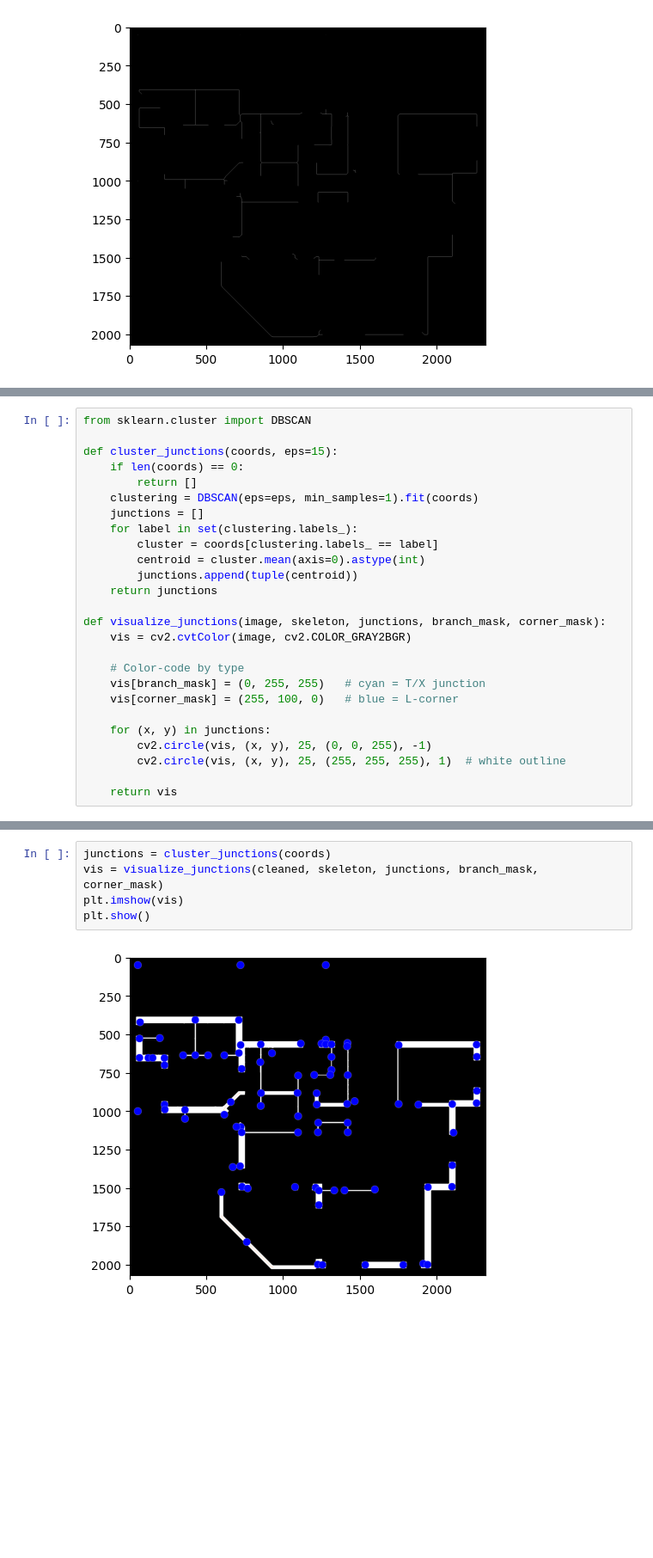
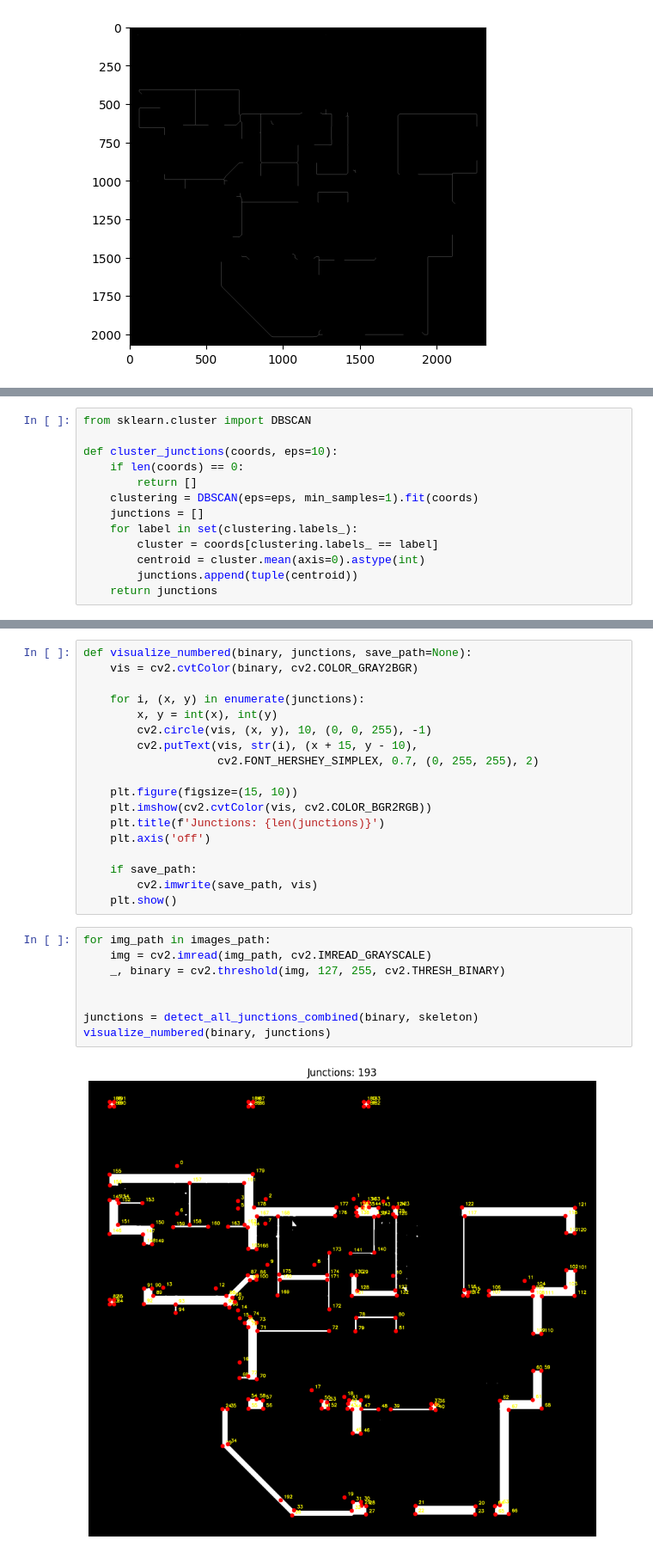
Before and after one commit to ssabrut/generational-bullshit, a Jupyter notebook: notebooks/detect_junction.ipynb, the cells around one changed output, grey strips where cells are left out. Shown at 86% size. Drawn from its saved outputs; the diff is of its cells as text; blank space fills up the shorter version.

```diff
--- a/notebooks/detect_junction.ipynb
+++ b/notebooks/detect_junction.ipynb
@@ -87,7 +145,7 @@ coords = np.column_stack(np.where(combined_mask))[:, ::-1]  # (x, y)
 # %%
 from sklearn.cluster import DBSCAN
 
-def cluster_junctions(coords, eps=15):
+def cluster_junctions(coords, eps=10):
     if len(coords) == 0:
         return []
     clustering = DBSCAN(eps=eps, min_samples=1).fit(coords)
@@ -97,16 +155,3 @@ def cluster_junctions(coords, eps=15):
         centroid = cluster.mean(axis=0).astype(int)
         junctions.append(tuple(centroid))
     return junctions
-
-def visualize_junctions(image, skeleton, junctions, branch_mask, corner_mask):
-    vis = cv2.cvtColor(image, cv2.COLOR_GRAY2BGR)
-
-    # Color-code by type
-    vis[branch_mask] = (0, 255, 255)   # cyan = T/X junction
-    vis[corner_mask] = (255, 100, 0)   # blue = L-corner
-
-    for (x, y) in junctions:
-        cv2.circle(vis, (x, y), 25, (0, 0, 255), -1)
-        cv2.circle(vis, (x, y), 25, (255, 255, 255), 1)  # white outline
-
-    return vis
@@ -113,7 +177,28 @@ def visualize_junctions(image, skeleton, junctions, branch_mask, corner_mask):
+# %%
+def visualize_numbered(binary, junctions, save_path=None):
+    vis = cv2.cvtColor(binary, cv2.COLOR_GRAY2BGR)
+
+    for i, (x, y) in enumerate(junctions):
+        x, y = int(x), int(y)
+        cv2.circle(vis, (x, y), 10, (0, 0, 255), -1)
+        cv2.putText(vis, str(i), (x + 15, y - 10),
+                    cv2.FONT_HERSHEY_SIMPLEX, 0.7, (0, 255, 255), 2)
+
+    plt.figure(figsize=(15, 10))
+    plt.imshow(cv2.cvtColor(vis, cv2.COLOR_BGR2RGB))
+    plt.title(f'Junctions: {len(junctions)}')
+    plt.axis('off')
+
+    if save_path:
+        cv2.imwrite(save_path, vis)
+    plt.show()
 # %%
-junctions = cluster_junctions(coords)
-vis = visualize_junctions(cleaned, skeleton, junctions, branch_mask, corner_mask)
-plt.imshow(vis)
-plt.show()
+for img_path in images_path:
+    img = cv2.imread(img_path, cv2.IMREAD_GRAYSCALE)
+    _, binary = cv2.threshold(img, 127, 255, cv2.THRESH_BINARY)
+
+
+junctions = detect_all_junctions_combined(binary, skeleton)
+visualize_numbered(binary, junctions)
 # %% [output]
-[figure, old version]
+[figure, new version]
```
Also changed, not shown: parts of 4 cells of this notebook.
